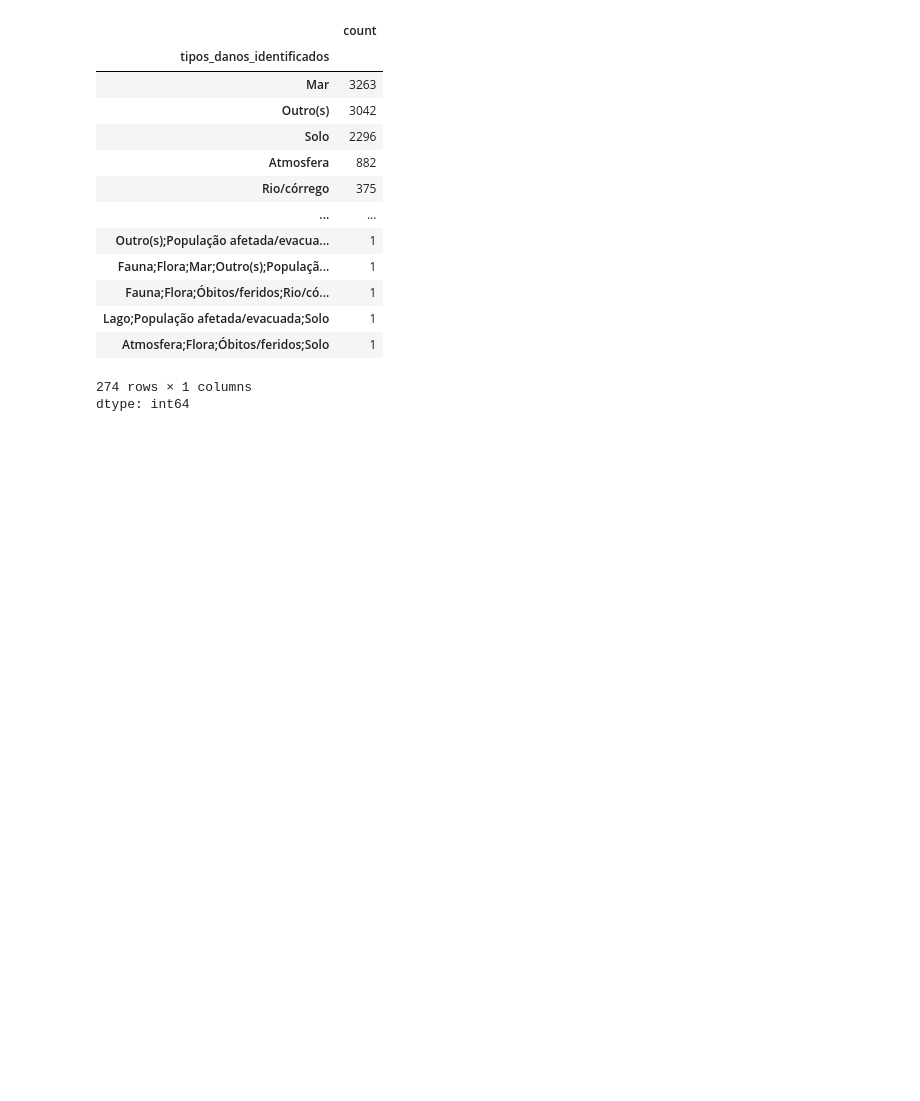
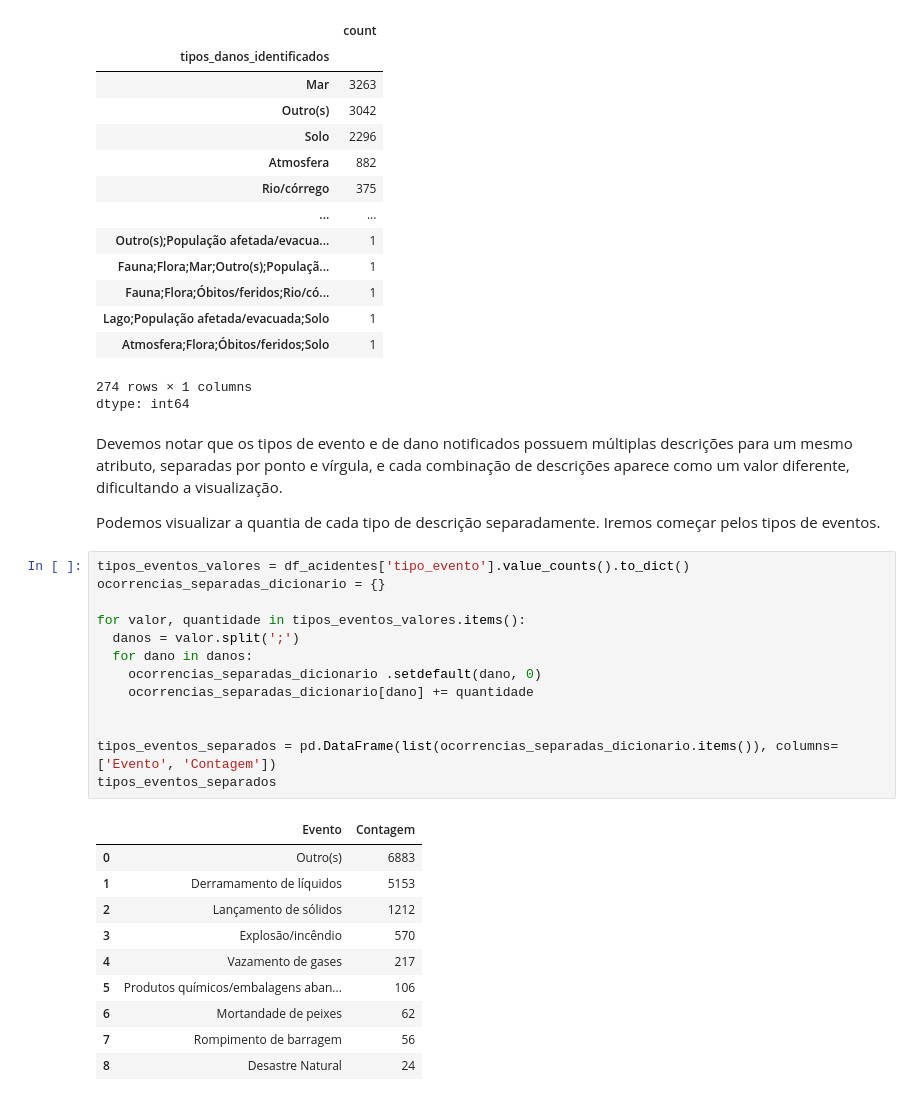
Before and after one commit to mariabrandaob/PCD-2-IBAMA, a Jupyter notebook: PCD_2_IBAMA.ipynb, the cells around one changed output. Cells and saved outputs as stored; diff of their text form; blank space fills up the shorter version.

```diff
--- a/PCD_2_IBAMA.ipynb
+++ b/PCD_2_IBAMA.ipynb
@@ -636,3 +638,33 @@ df_acidentes['tipos_danos_identificados'].value_counts()
 | Atmosfera;Flora;Óbitos/feridos;Solo | 1 |
 274 rows × 1 columns
 dtype: int64
+# %% [markdown]
+
+
+Devemos notar que os tipos de evento e de dano notificados possuem múltiplas descrições para um mesmo atributo, separadas por ponto e vírgula, e cada combinação de descrições aparece como um valor diferente, dificultando a visualização.
+
+Podemos visualizar a quantia de cada tipo de descrição separadamente. Iremos começar pelos tipos de eventos.
+# %%
+tipos_eventos_valores = df_acidentes['tipo_evento'].value_counts().to_dict()
+ocorrencias_separadas_dicionario = {}
+
+for valor, quantidade in tipos_eventos_valores.items():
+  danos = valor.split(';')
+  for dano in danos:
+    ocorrencias_separadas_dicionario .setdefault(dano, 0)
+    ocorrencias_separadas_dicionario[dano] += quantidade
+
+
+tipos_eventos_separados = pd.DataFrame(list(ocorrencias_separadas_dicionario.items()), columns=['Evento', 'Contagem'])
+tipos_eventos_separados
+# %% [output]
+|  | Evento | Contagem |
+| 0 | Outro(s) | 6883 |
+| 1 | Derramamento de líquidos | 5153 |
+| 2 | Lançamento de sólidos | 1212 |
+| 3 | Explosão/incêndio | 570 |
+| 4 | Vazamento de gases | 217 |
+| 5 | Produtos químicos/embalagens aban... | 106 |
+| 6 | Mortandade de peixes | 62 |
+| 7 | Rompimento de barragem | 56 |
+| 8 | Desastre Natural | 24 |
```
Also changed, not shown: parts of 6 cells of this notebook.
